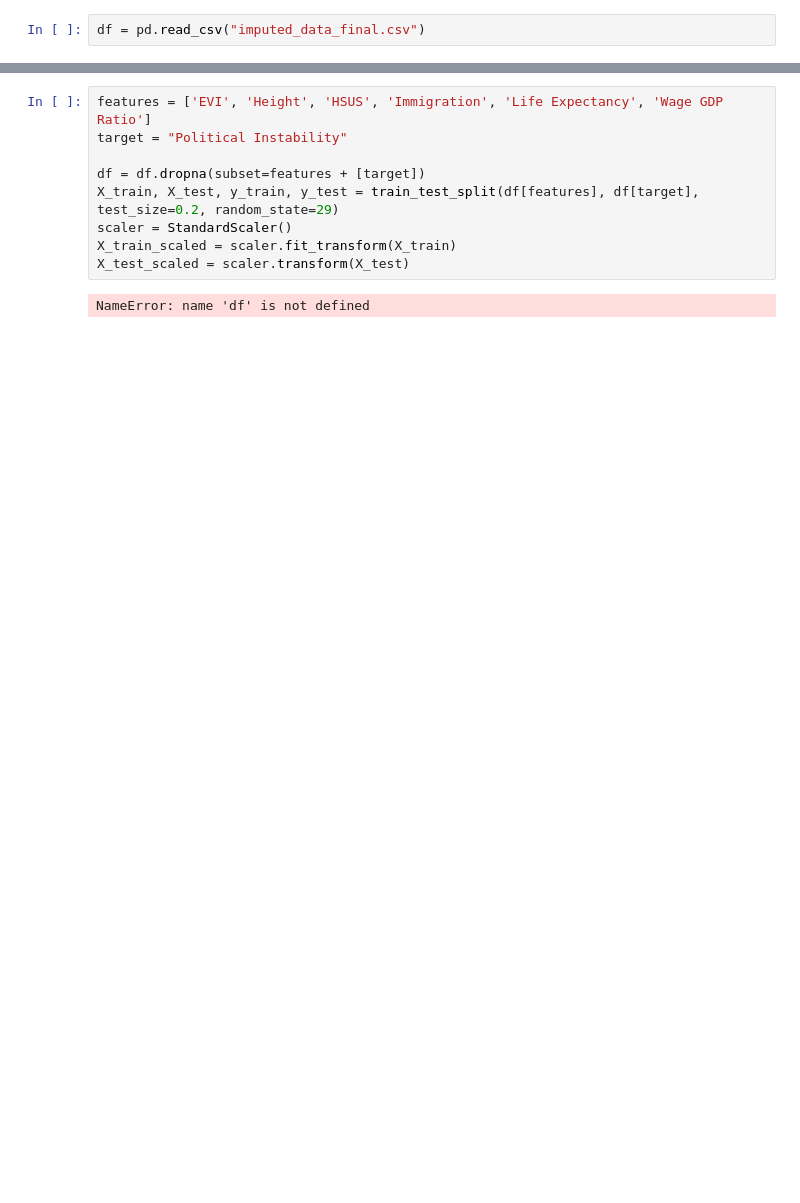
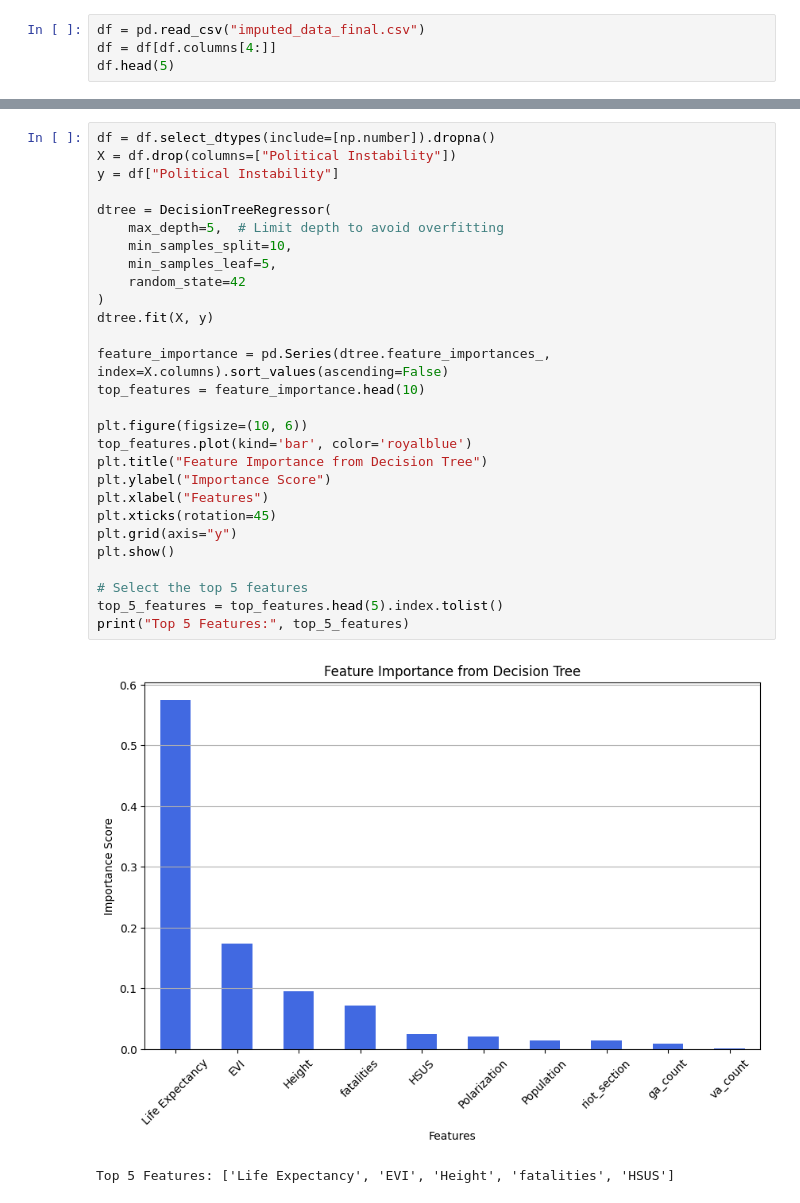
Before and after one commit to rukrainsky/DATA_221_project, a Jupyter notebook: Step3_Best_Regressor.ipynb, the cells around one changed output, grey strips where cells are left out. Drawn from its saved outputs; the diff is of its cells as text; blank space fills up the shorter version.

```diff
--- a/Step3_Best_Regressor.ipynb
+++ b/Step3_Best_Regressor.ipynb
@@ -9,3 +12,5 @@ from sklearn.metrics import mean_squared_error, r2_score, mean_absolute_error, m
 # %%
 df = pd.read_csv("imputed_data_final.csv")
+df = df[df.columns[4:]]
+df.head(5)
 # %% [output]
@@ -13,12 +24,32 @@ FileNotFoundError: [Errno 2] No such file or directory: 'imputed_data_final.csv'
-# %%
-features = ['EVI', 'Height', 'HSUS', 'Immigration', 'Life Expectancy', 'Wage GDP Ratio']
-target = "Political Instability"
-
-df = df.dropna(subset=features + [target])
-X_train, X_test, y_train, y_test = train_test_split(df[features], df[target], test_size=0.2, random_state=29)
-scaler = StandardScaler()
-X_train_scaled = scaler.fit_transform(X_train)
-X_test_scaled = scaler.transform(X_test)
-# %% [output]
-NameError: name 'df' is not defined
+# %%
+df = df.select_dtypes(include=[np.number]).dropna()
+X = df.drop(columns=["Political Instability"])
+y = df["Political Instability"]
+
+dtree = DecisionTreeRegressor(
+    max_depth=5,  # Limit depth to avoid overfitting
+    min_samples_split=10,
+    min_samples_leaf=5,
+    random_state=42
+)
+dtree.fit(X, y)
+
+feature_importance = pd.Series(dtree.feature_importances_, index=X.columns).sort_values(ascending=False)
+top_features = feature_importance.head(10)
+
+plt.figure(figsize=(10, 6))
+top_features.plot(kind='bar', color='royalblue')
+plt.title("Feature Importance from Decision Tree")
+plt.ylabel("Importance Score")
+plt.xlabel("Features")
+plt.xticks(rotation=45)
+plt.grid(axis="y")
+plt.show()
+
+# Select the top 5 features
+top_5_features = top_features.head(5).index.tolist()
+print("Top 5 Features:", top_5_features)
+# %% [output]
+[figure, added]
+Top 5 Features: ['Life Expectancy', 'EVI', 'Height', 'fatalities', 'HSUS']
 # %%
```
Also changed, not shown: parts of 47 cells of this notebook.
